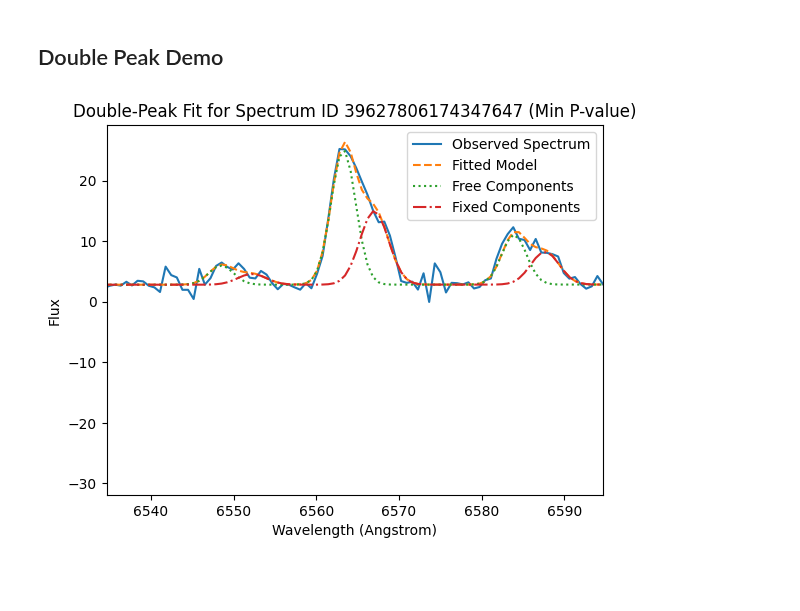
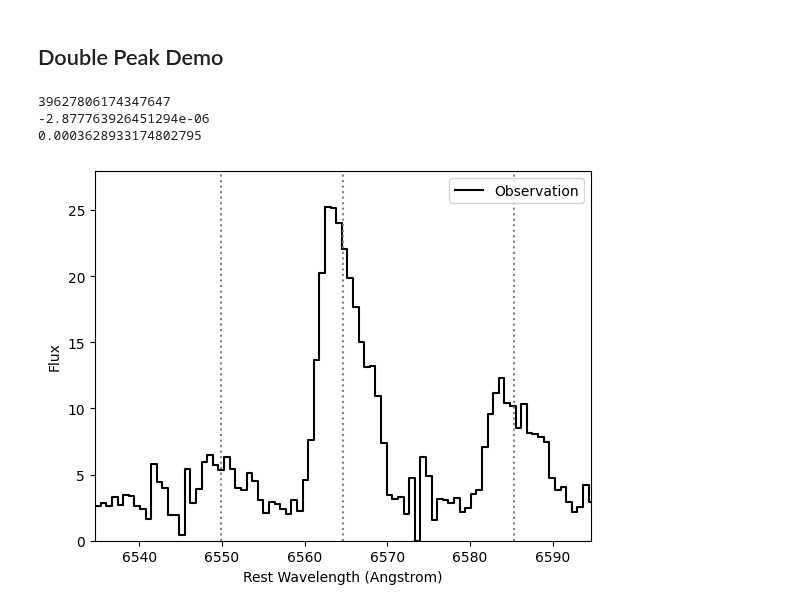
Before and after one commit to hyp0515/searching_inflow, a Jupyter notebook: anaylze_fit_all.ipynb, the cells around one changed output. Saved outputs shown, nothing was run; the diff lists cells and outputs as text; code cells hidden in the pictures; blank space fills up the shorter version.

```diff
--- a/anaylze_fit_all.ipynb
+++ b/anaylze_fit_all.ipynb
@@ -208,21 +207,74 @@ plt.show()
 # %% [markdown]
 ## Double Peak Demo
 # %%
+
 # min_p_value_idx = Fit.id2index(39627757516228442)
-params_d, status_d = Fit.fit_flux(id=Fit.targetID[min_p_value_idx], lam0=[*Halpha_rest, *NII_rest, *SII_rest], two_component=True, fit_z=True, e_or_a='e')
-fitted_model_d = model(Fit.data_stack[min_p_value_idx, 0, :], gaussian_parms=params_d['gaussian_params'], conti_parms=params_d['conti_params'])
-free_model = model(Fit.data_stack[min_p_value_idx, 0, :], gaussian_parms=params_d['free_comps'], conti_parms=params_d['conti_params'])
-fixed_model = model(Fit.data_stack[min_p_value_idx, 0, :], gaussian_parms=params_d['fixed_comps'], conti_parms=params_d['conti_params'])
+# params_d, status_d = Fit.fit_flux(id=Fit.targetID[min_p_value_idx], lam0=[*Halpha_rest, *NII_rest, *SII_rest], two_component=True, fit_z=True, e_or_a='e')
+# fitted_model_d = model(Fit.data_stack[min_p_value_idx, 0, :], gaussian_parms=params_d['gaussian_params'], conti_parms=params_d['conti_params'])
+# free_model = model(Fit.data_stack[min_p_value_idx, 0, :], gaussian_parms=params_d['free_comps'], conti_parms=params_d['conti_params'])
+# fixed_model = model(Fit.data_stack[min_p_value_idx, 0, :], gaussian_parms=params_d['fixed_comps'], conti_parms=params_d['conti_params'])
+# crop_region = [lines_vac['Halpha'][0]-30, lines_vac['Halpha'][0]+30]
+# plt.plot(Fit.data_stack[min_p_value_idx, 0, :], Fit.data_stack[min_p_value_idx, 1, :], label='Observed Spectrum')
+# plt.plot(Fit.data_stack[min_p_value_idx, 0, :], fitted_model_d, label='Fitted Model', linestyle='--')
+# plt.plot(Fit.data_stack[min_p_value_idx, 0, :], free_model, label='Free Components', linestyle=':')
+# plt.plot(Fit.data_stack[min_p_value_idx, 0, :], fixed_model, label='Fixed Components', linestyle='-.')
+# plt.xlabel('Wavelength (Angstrom)')
+# plt.ylabel('Flux')
+# plt.title(f'Double-Peak Fit for Spectrum ID {Fit.targetID[min_p_value_idx]} (Min P-value)')
+# plt.legend()
+# plt.xlim(crop_region)
+# plt.show()
+
+
+
+
+idx = min_p_value_idx
+print(Fit.targetID[idx])
+params_s, status_s = Fit.fit_flux(id=Fit.targetID[idx], lam0=[*Halpha_rest, *NII_rest, *SII_rest], two_component=False, fit_z=True, e_or_a='e')
+print(params_s['dz'])
+fitted_model_s = model(Fit.data_stack[idx, 0, :], gaussian_parms=params_s['gaussian_params'], conti_parms=params_s['conti_params'])
+# dz = Fit.adjust_z(id=Fit.targetID[idx], mode='base_2')
+# Fit.shift_to_rest_frame(id=Fit.targetID[idx], dz=dz)
+params_d, status_d = Fit.fit_flux(id=Fit.targetID[idx], lam0=[*Halpha_rest, *NII_rest, *SII_rest], two_component=True, fit_z=True, e_or_a='e')
+print(params_d['dz'])
+fitted_model_d = model(Fit.data_stack[idx, 0, :], gaussian_parms=params_d['gaussian_params'], conti_parms=params_d['conti_params'])
+free_model = model(Fit.data_stack[idx, 0, :], gaussian_parms=params_d['free_comps'], conti_parms=params_d['conti_params'])
+fixed_model = model(Fit.data_stack[idx, 0, :], gaussian_parms=params_d['fixed_comps'], conti_parms=params_d['conti_params'])
+
 crop_region = [lines_vac['Halpha'][0]-30, lines_vac['Halpha'][0]+30]
-plt.plot(Fit.data_stack[min_p_value_idx, 0, :], Fit.data_stack[min_p_value_idx, 1, :], label='Observed Spectrum')
-plt.plot(Fit.data_stack[min_p_value_idx, 0, :], fitted_model_d, label='Fitted Model', linestyle='--')
-plt.plot(Fit.data_stack[min_p_value_idx, 0, :], free_model, label='Free Components', linestyle=':')
-plt.plot(Fit.data_stack[min_p_value_idx, 0, :], fixed_model, label='Fixed Components', linestyle='-.')
-plt.xlabel('Wavelength (Angstrom)')
+plt.step(Fit.data_stack[idx, 0, :], Fit.data_stack[idx, 1, :], label='Observation', where='mid', color='k', alpha=1)
+# plt.plot(Fit.data_stack[idx, 0, :], fitted_model_s, label='Fitted (1 comp)', linestyle='--')
+# plt.plot(Fit.data_stack[idx, 0, :], fitted_model_d, label='Free+Fixed (2 comps)', linestyle='-', linewidth=3)
+# plt.plot(Fit.data_stack[idx, 0, :], free_model, label='Free (2 comps)', linestyle='--', linewidth=2)
+# plt.plot(Fit.data_stack[idx, 0, :], fixed_model, label='Fixed (2 comps)', linestyle='--', linewidth=2)
+plt.axvline(x=Halpha_rest[0], color='gray', linestyle=':')
+plt.axvline(x=NII_rest[0], color='gray', linestyle=':')
+plt.axvline(x=NII_rest[1], color='gray', linestyle=':')
+plt.xlabel('Rest Wavelength (Angstrom)')
 plt.ylabel('Flux')
-plt.title(f'Double-Peak Fit for Spectrum ID {Fit.targetID[min_p_value_idx]} (Min P-value)')
+# plt.title(f'HNS Fit for Spectrum ID {Fit.targetID[idx]}')
 plt.legend()
 plt.xlim(crop_region)
+plt.ylim(bottom=0)
+plt.savefig('./figures/Nov5/HNS_demo.png')
 plt.show()
+
+
+# plt.step(Fit.data_stack[idx, 0, :], Fit.data_stack[idx, 1, :], label='Observation', where='mid', color='gray', alpha=0.7)
+# plt.plot(Fit.data_stack[idx, 0, :], fitted_model_s, label='Fitted model (1 comp)', linestyle='-', linewidth=3)
+# plt.axvline(x=Halpha_rest[0], color='gray', linestyle=':')
+# plt.axvline(x=NII_rest[0], color='gray', linestyle=':')
+# plt.axvline(x=NII_rest[1], color='gray', linestyle=':')
+# plt.xlabel('Wavelength (Angstrom)')
+# plt.ylabel('Flux')
+# plt.title(f'HNS Fit for Spectrum ID {Fit.targetID[idx]}')
+# plt.legend()
+# plt.xlim(crop_region)
+# plt.ylim(bottom=0)
+# plt.savefig('./figures/Nov5/one_comp_HNS_demo.png')
+# plt.show()
 # %% [output]
+39627806174347647
+-2.877763926451294e-06
+0.0003628933174802795
-[figure, old version]
+[figure, new version]
```
Also changed, not shown: parts of 3 cells of this notebook, 6 other files.
